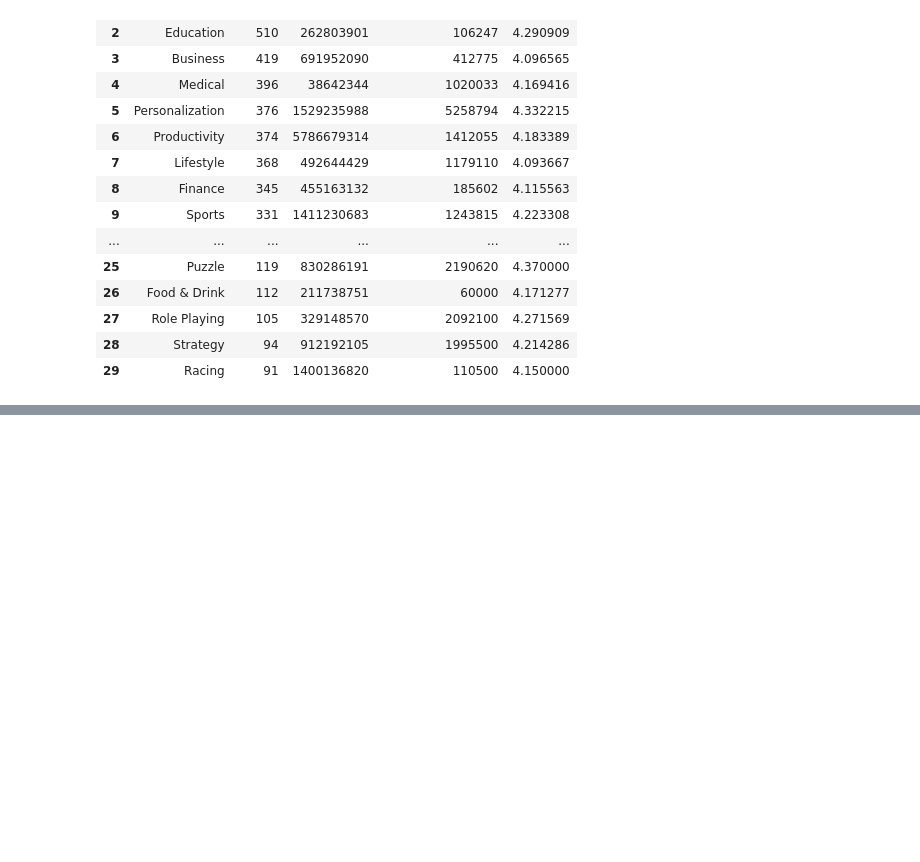
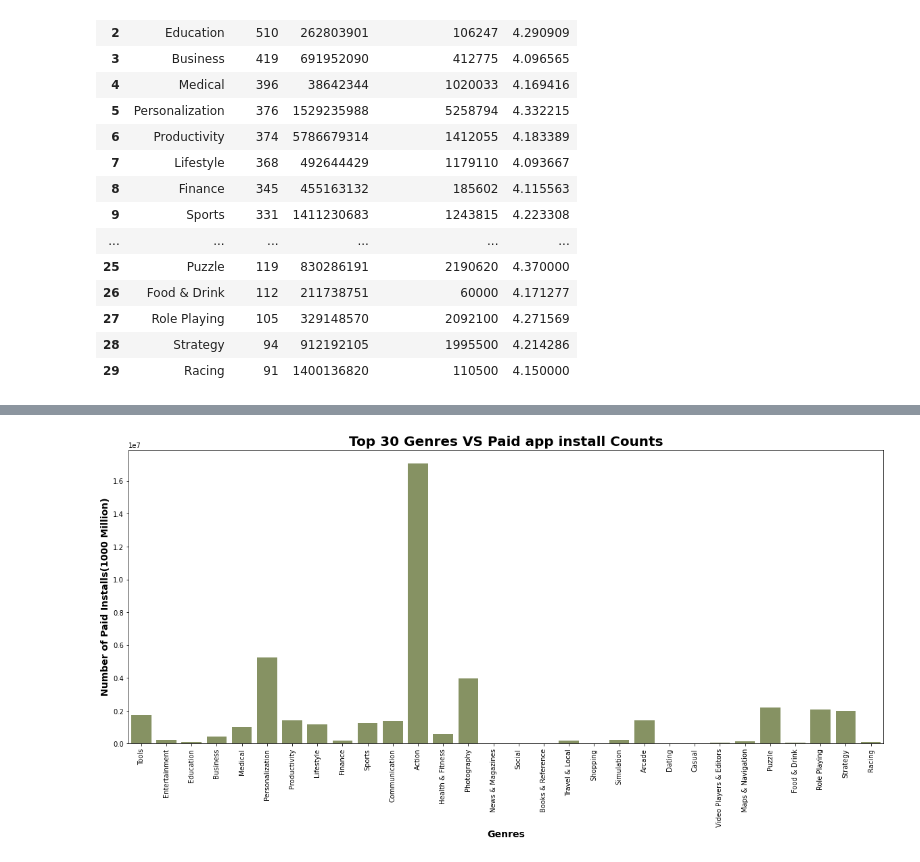
Before and after one commit to sakshighugare/EDA-Playstore-data-analysis, a Jupyter notebook: final_self_copy_Copy_of_Play_Store_App_Review_Analysis_Capstone_Project.ipynb, the cells around one changed output, grey strips where cells are left out. Drawn from its saved outputs; the diff is of its cells as text; code cells hidden in the pictures; blank space fills up the shorter version.

```diff
--- a/final_self_copy_Copy_of_Play_Store_App_Review_Analysis_Capstone_Project.ipynb
+++ b/final_self_copy_Copy_of_Play_Store_App_Review_Analysis_Capstone_Project.ipynb
@@ -411,0 +412,12 @@ plt.show()
+# %%
+# Plotting Top 30 Genres VS Paid apps install count chart
+a = top_30_genres_df.Paid_app_installs.value_counts().head(30)
+plt.figure(figsize=(20,8))
+sns.barplot(x = top_30_genres_df.Genres , y =top_30_genres_df.Paid_app_installs , color = "#8A9A5B" )
+plt.xticks(rotation=90)
+plt.title('Top 30 Genres VS Paid app install Counts', fontsize = 20 , fontweight = "bold")
+plt.ylabel('Number of Paid Installs(1000 Million)', fontsize = 14 , fontweight = "bold")
+plt.xlabel('Genres', fontsize = 14 , fontweight = "bold")
+plt.show()
+# %% [output]
+[figure, added]
```
Also changed, not shown: parts of 1 cell of this notebook.
